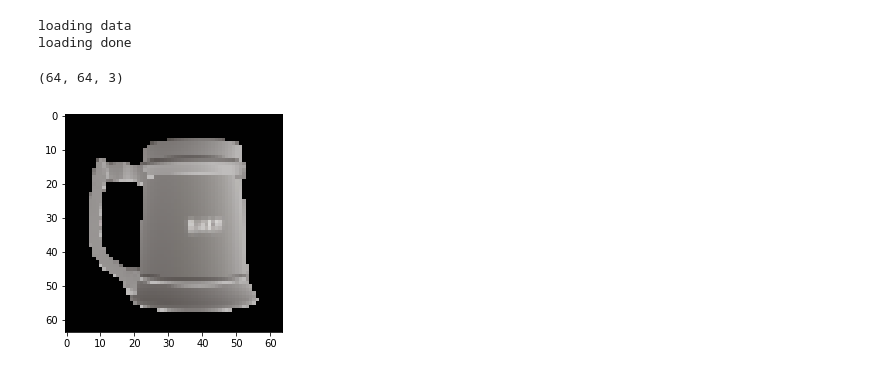
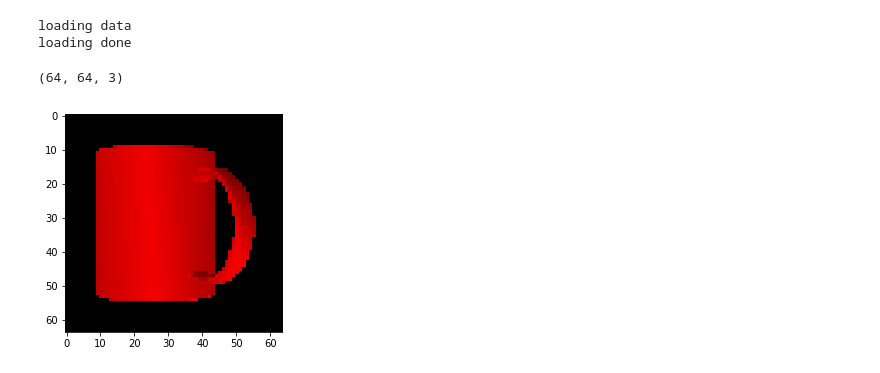
Before and after one commit to Chinmay26/Multi-Viewpoint-Image-generation, a Jupyter notebook: trainers/AutoEncoder.ipynb, the cells around one changed output. Saved outputs shown, nothing was run; the diff lists cells and outputs as text; code cells hidden in the pictures.

```diff
--- a/trainers/AutoEncoder.ipynb
+++ b/trainers/AutoEncoder.ipynb
@@ -40,13 +40,13 @@ loading data
 loading done
 # %%
 #this part is to visulize image
-tmp = imageset[2260][...,::-1]
+tmp = imageset[6160][...,::-1]
 print tmp.shape
 plt.imshow(tmp)
 plt.show()
 # %% [output]
 (64, 64, 3)
-[figure, old version]
+[figure, new version]
 # %%
 #First 170 folders. 170*36 = 6120 images would be used for training
 # rest 46 folders would be used for testing
```
Also changed, not shown: parts of 10 cells of this notebook.
